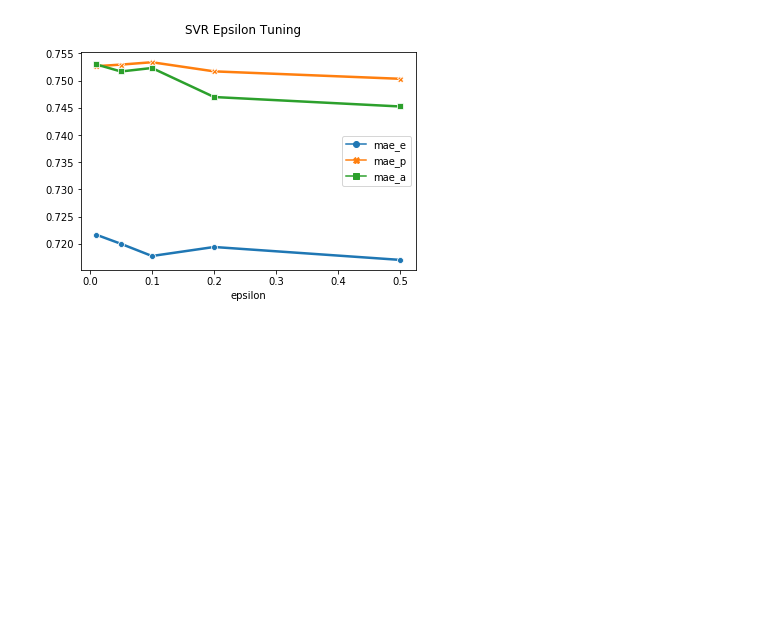
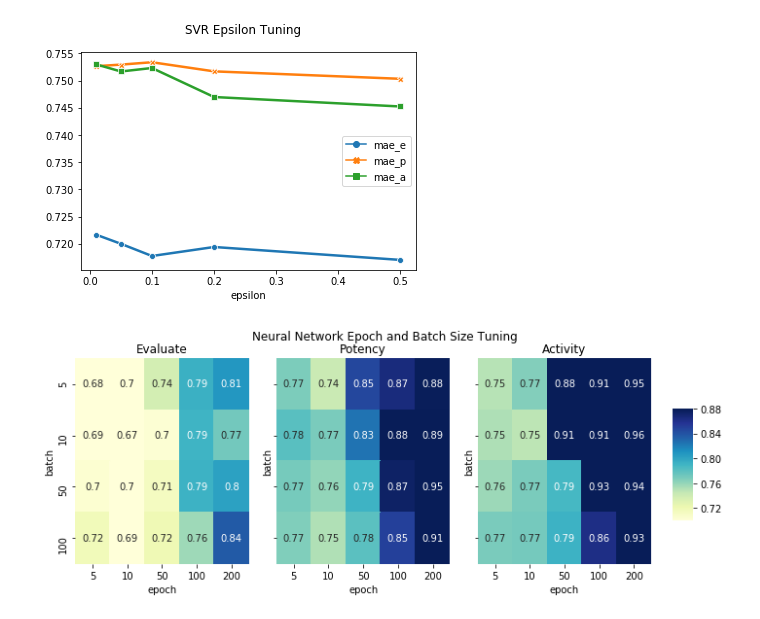
Before and after one commit to jiaojiaoloveu/WordEmbedding-SubCulture, a Jupyter notebook: src/plot_result_part2.ipynb, the cells around one changed output. Cells and saved outputs as stored; diff of their text form; code cells hidden in the pictures; blank space fills up the shorter version.

```diff
--- a/src/plot_result_part2.ipynb
+++ b/src/plot_result_part2.ipynb
@@ -35,3 +35,33 @@ epsilon
 0.20     0.719394  0.751701  0.746983
 0.50     0.717016  0.750331  0.745239
 [figure]
+# %%
+def plot_nn():
+    with open('../result/epa_expansion/nn/result_grid_search_seed_8500_eval_1000_epa_1.0', 'r') as fp:
+        data = json.load(fp)
+    result = []
+    for item in data:
+        mae = item['mae'][0]
+        result.append([
+            item['epoch'],
+            item['batch'],
+            mae[0],
+            mae[1],
+            mae[2]
+        ])
+    df = pd.DataFrame(data=result, columns=['epoch', 'batch', 'mae_e', 'mae_p', 'mae_a'])
+    title_list = ['Evaluate', 'Potency', 'Activity']
+    heatmap_list = [df.pivot('batch', 'epoch', 'mae_e'), df.pivot('batch', 'epoch', 'mae_p'), df.pivot('batch', 'epoch', 'mae_a')]
+
+    fig, axn = plt.subplots(1, 3, sharex=True, sharey=True)
+    fig.set_size_inches(10, 4)
+    fig.suptitle('Neural Network Epoch and Batch Size Tuning')
+    cbar_ax = fig.add_axes([.91, .3, .03, .4])
+    for i, ax in enumerate(axn.flat):
+        sns.heatmap(heatmap_list[i], cmap="YlGnBu", ax=ax, vmin=0.7, vmax=0.88, cbar=i == 0, cbar_ax=None if i else cbar_ax, annot=True)
+        ax.set_title(title_list[i])
+    fig.tight_layout(rect=[0, 0, 0.9, 1])
+    fig.subplots_adjust(top=0.88)
+plot_nn()
+# %% [output]
+[figure, added]
```
Also changed, not shown: parts of 5 cells of this notebook, 1 other file.
